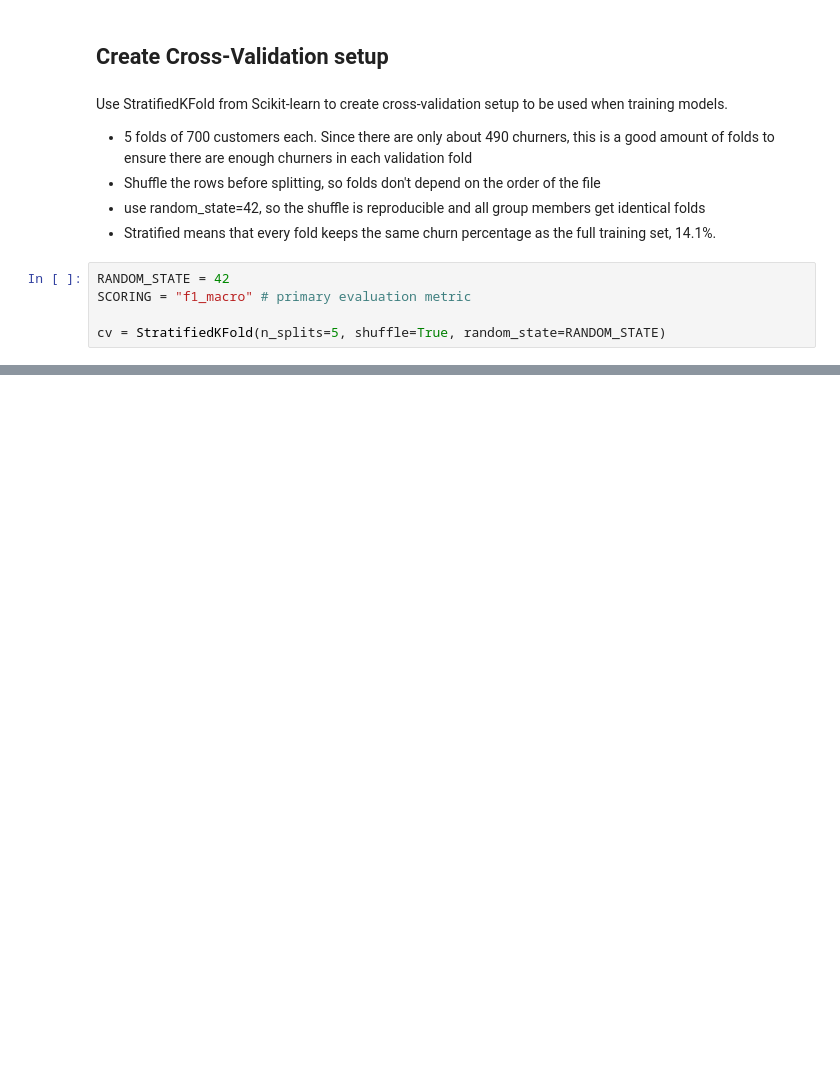
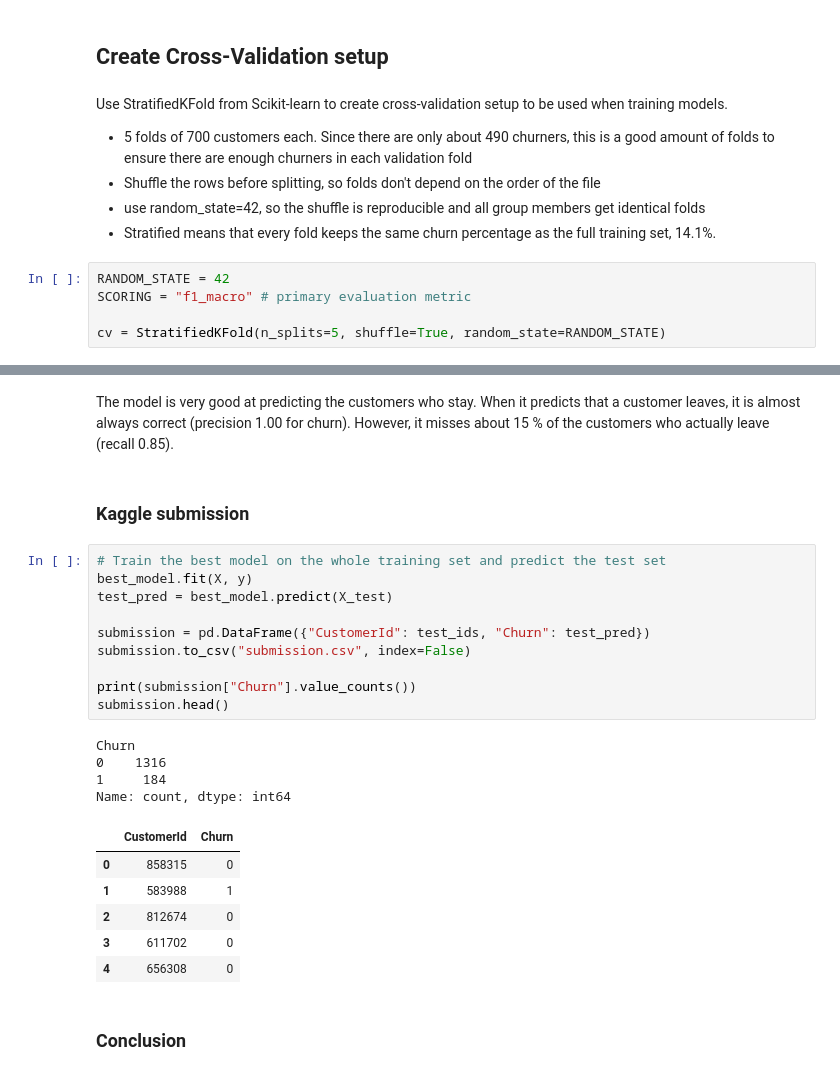
Before and after one commit to theaaga/dat200_CA4_group18, a Jupyter notebook: data_exploration_and_cleaning.ipynb, the cells around one changed output, grey strips where cells are left out. Drawn from its saved outputs; the diff is of its cells as text; blank space fills up the shorter version.

```diff
--- a/data_exploration_and_cleaning.ipynb
+++ b/data_exploration_and_cleaning.ipynb
@@ -433,0 +628,27 @@ Functions for data loading, cleaning, and cv-setup are added to `common.py` so i
+# %% [markdown]
+The model is very good at predicting the customers who stay. When it predicts that a customer leaves, it is almost always correct (precision 1.00 for churn). However, it misses about 15 % of the customers who actually leave (recall 0.85).
+# %% [markdown]
+### Kaggle submission
+# %%
+# Train the best model on the whole training set and predict the test set
+best_model.fit(X, y)
+test_pred = best_model.predict(X_test)
+
+submission = pd.DataFrame({"CustomerId": test_ids, "Churn": test_pred})
+submission.to_csv("submission.csv", index=False)
+
+print(submission["Churn"].value_counts())
+submission.head()
+# %% [output]
+Churn
+0    1316
+1     184
+Name: count, dtype: int64
+|  | CustomerId | Churn |
+| 0 | 858315 | 0 |
+| 1 | 583988 | 1 |
+| 2 | 812674 | 0 |
+| 3 | 611702 | 0 |
+| 4 | 656308 | 0 |
+# %% [markdown]
+### Conclusion
```
Also changed, not shown: parts of 33 cells of this notebook.
